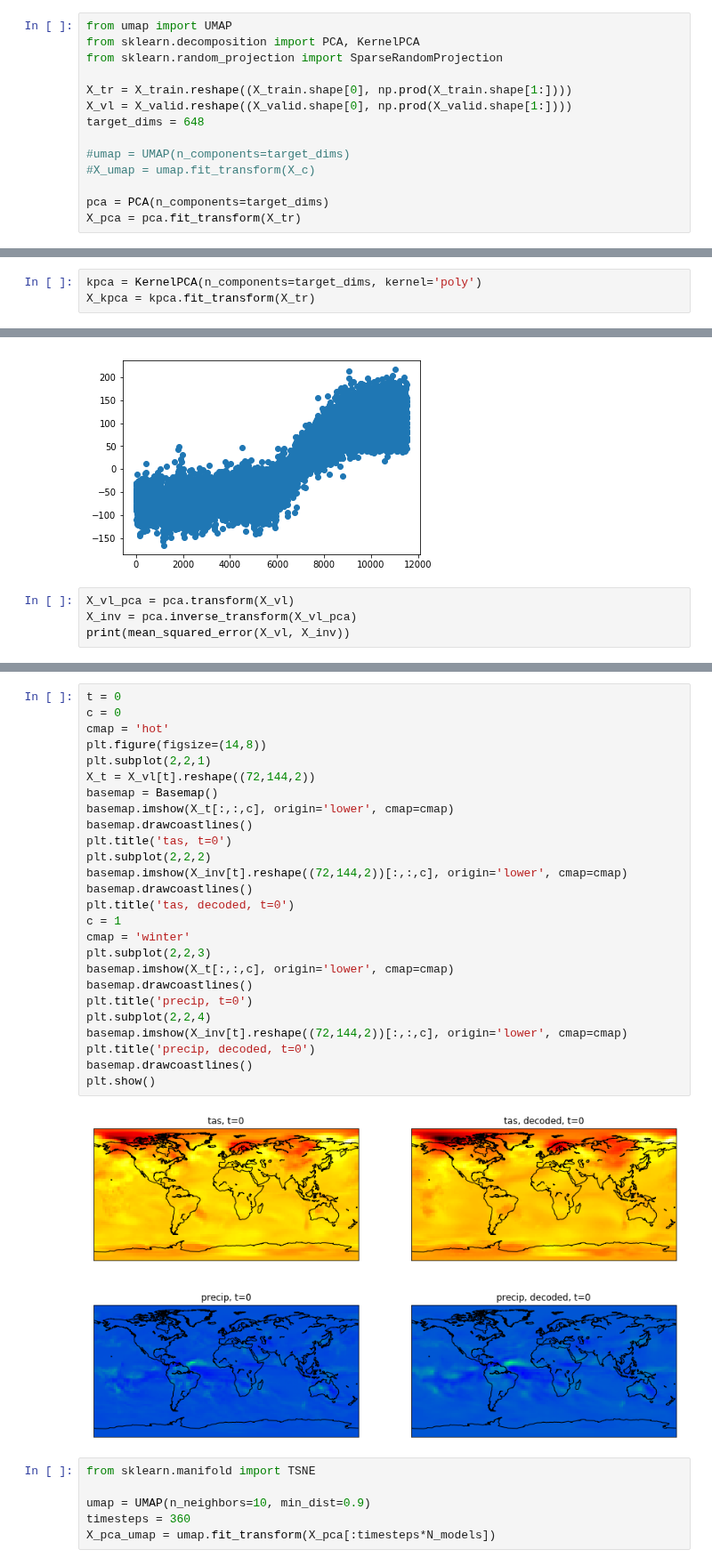
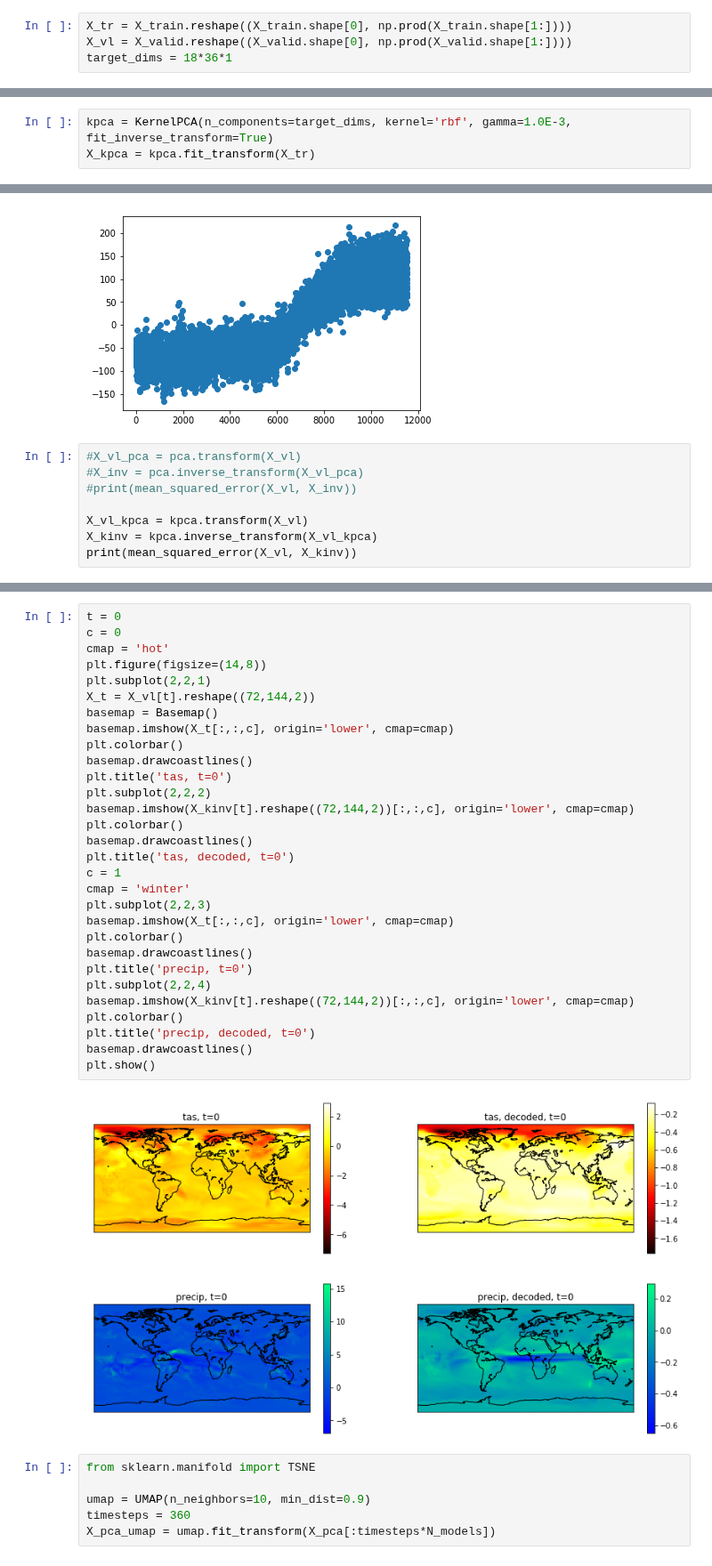
Before and after one commit to bgroenks96/cmip-embeddings, a Jupyter notebook: shallow_embeddings_cmip.ipynb, the cells around one changed output, grey strips where cells are left out. Shown at 89% size. Cells and saved outputs as stored; diff of their text form.

```diff
--- a/shallow_embeddings_cmip.ipynb
+++ b/shallow_embeddings_cmip.ipynb
@@ -88,16 +92,6 @@ loading cached data file ./data/X_rcp26_valid.npy
 Loaded training data with shape: (11520, 72, 144, 2)
 Loaded validation data with shape: (5760, 72, 144, 2)
 # %%
-from umap import UMAP
-from sklearn.decomposition import PCA, KernelPCA
-from sklearn.random_projection import SparseRandomProjection
-
 X_tr = X_train.reshape((X_train.shape[0], np.prod(X_train.shape[1:])))
 X_vl = X_valid.reshape((X_valid.shape[0], np.prod(X_valid.shape[1:])))
-target_dims = 648
-
-#umap = UMAP(n_components=target_dims)
-#X_umap = umap.fit_transform(X_c)
-
-pca = PCA(n_components=target_dims)
-X_pca = pca.fit_transform(X_tr)
+target_dims = 18*36*1
@@ -104,5 +101,5 @@ X_pca = pca.fit_transform(X_tr)
 # %%
-kpca = KernelPCA(n_components=target_dims, kernel='poly')
+kpca = KernelPCA(n_components=target_dims, kernel='rbf', gamma=1.0E-3, fit_inverse_transform=True)
 X_kpca = kpca.fit_transform(X_tr)
 # %%
 rp = SparseRandomProjection(n_components=target_dims)
@@ -137,7 +132,11 @@ plt.scatter(range(X_tr.shape[0]), X_pca[:,0])
 <matplotlib.collections.PathCollection at 0x...>
 [figure]
 # %%
-X_vl_pca = pca.transform(X_vl)
-X_inv = pca.inverse_transform(X_vl_pca)
-print(mean_squared_error(X_vl, X_inv))
+#X_vl_pca = pca.transform(X_vl)
+#X_inv = pca.inverse_transform(X_vl_pca)
+#print(mean_squared_error(X_vl, X_inv))
+
+X_vl_kpca = kpca.transform(X_vl)
+X_kinv = kpca.inverse_transform(X_vl_kpca)
+print(mean_squared_error(X_vl, X_kinv))
 # %% [output]
@@ -165,31 +164,35 @@ plt.show()
 # %%
 t = 0
 c = 0
 cmap = 'hot'
 plt.figure(figsize=(14,8))
 plt.subplot(2,2,1)
 X_t = X_vl[t].reshape((72,144,2))
 basemap = Basemap()
 basemap.imshow(X_t[:,:,c], origin='lower', cmap=cmap)
+plt.colorbar()
 basemap.drawcoastlines()
 plt.title('tas, t=0')
 plt.subplot(2,2,2)
-basemap.imshow(X_inv[t].reshape((72,144,2))[:,:,c], origin='lower', cmap=cmap)
+basemap.imshow(X_kinv[t].reshape((72,144,2))[:,:,c], origin='lower', cmap=cmap)
+plt.colorbar()
 basemap.drawcoastlines()
 plt.title('tas, decoded, t=0')
 c = 1
 cmap = 'winter'
 plt.subplot(2,2,3)
 basemap.imshow(X_t[:,:,c], origin='lower', cmap=cmap)
+plt.colorbar()
 basemap.drawcoastlines()
 plt.title('precip, t=0')
 plt.subplot(2,2,4)
-basemap.imshow(X_inv[t].reshape((72,144,2))[:,:,c], origin='lower', cmap=cmap)
+basemap.imshow(X_kinv[t].reshape((72,144,2))[:,:,c], origin='lower', cmap=cmap)
+plt.colorbar()
 plt.title('precip, decoded, t=0')
 basemap.drawcoastlines()
 plt.show()
 # %% [output]
-[figure, old version]
+[figure, new version]
 # %%
 from sklearn.manifold import TSNE
 
```
Also changed, not shown: parts of 5 cells of this notebook.
